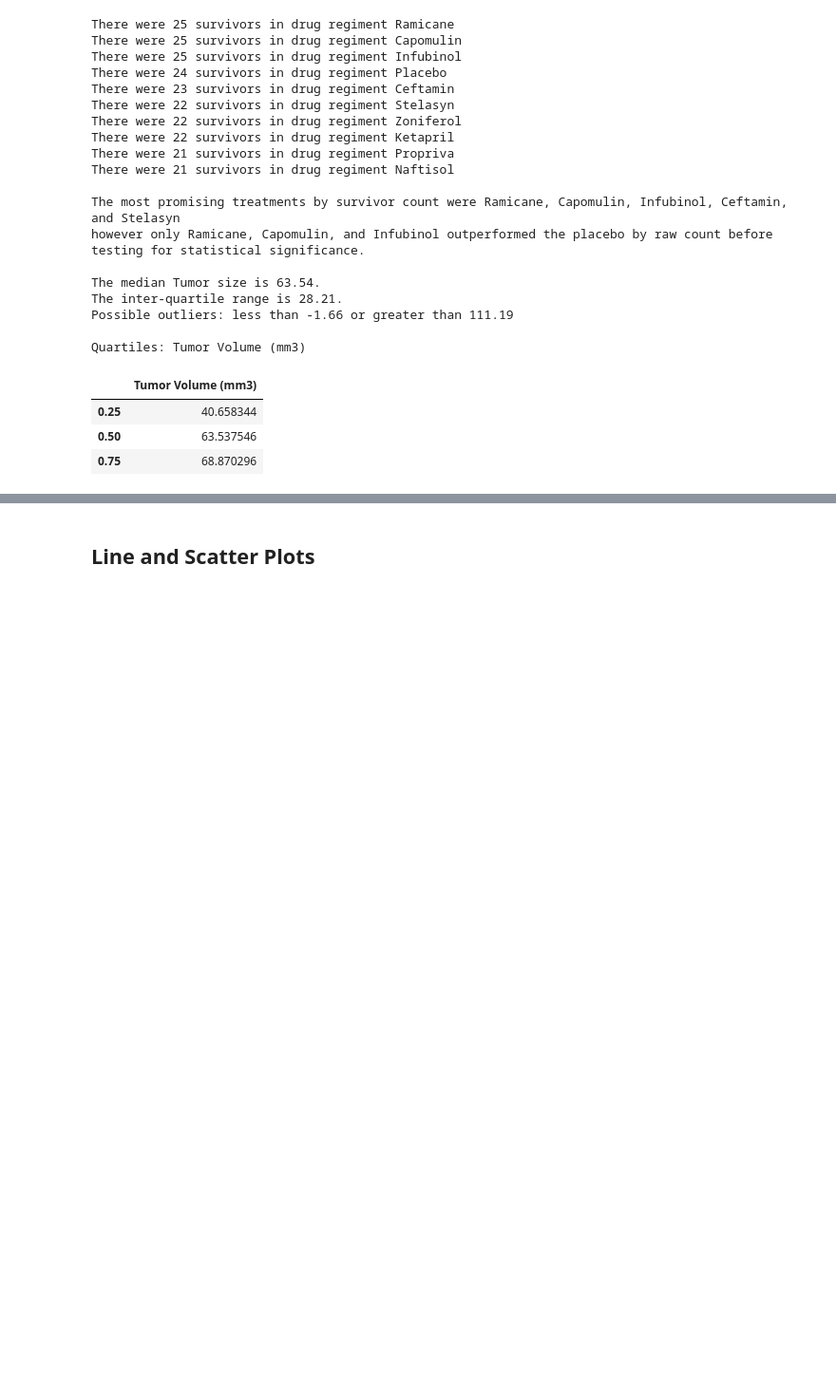
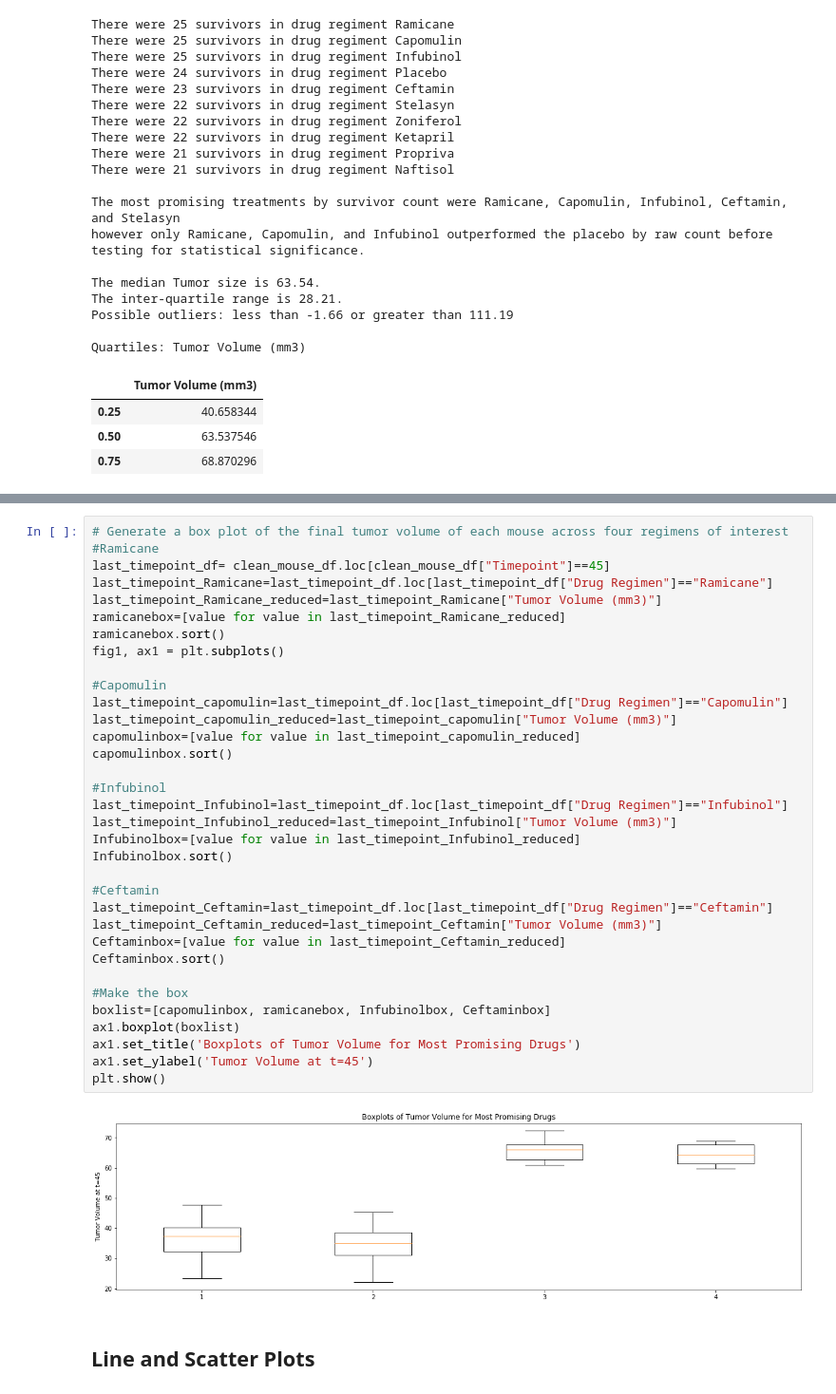
Before and after one commit to KathrynPanger/pharmaceutical-testing, a Jupyter notebook: pymaceuticals_starter.ipynb, the cells around one changed output, grey strips where cells are left out. Shown at 95% size. Drawn from its saved outputs; the diff is of its cells as text; blank space fills up the shorter version.

Commit message:
added boxplots

```diff
--- a/pymaceuticals_starter.ipynb
+++ b/pymaceuticals_starter.ipynb
@@ -493,3 +496,39 @@ Quartiles: Tumor Volume (mm3)
+# %%
+# Generate a box plot of the final tumor volume of each mouse across four regimens of interest
+#Ramicane
+last_timepoint_df= clean_mouse_df.loc[clean_mouse_df["Timepoint"]==45]
+last_timepoint_Ramicane=last_timepoint_df.loc[last_timepoint_df["Drug Regimen"]=="Ramicane"]
+last_timepoint_Ramicane_reduced=last_timepoint_Ramicane["Tumor Volume (mm3)"]
+ramicanebox=[value for value in last_timepoint_Ramicane_reduced]
+ramicanebox.sort()
+fig1, ax1 = plt.subplots()
+
+#Capomulin
+last_timepoint_capomulin=last_timepoint_df.loc[last_timepoint_df["Drug Regimen"]=="Capomulin"]
+last_timepoint_capomulin_reduced=last_timepoint_capomulin["Tumor Volume (mm3)"]
+capomulinbox=[value for value in last_timepoint_capomulin_reduced]
+capomulinbox.sort()
+
+#Infubinol
+last_timepoint_Infubinol=last_timepoint_df.loc[last_timepoint_df["Drug Regimen"]=="Infubinol"]
+last_timepoint_Infubinol_reduced=last_timepoint_Infubinol["Tumor Volume (mm3)"]
+Infubinolbox=[value for value in last_timepoint_Infubinol_reduced]
+Infubinolbox.sort()
+
+#Ceftamin
+last_timepoint_Ceftamin=last_timepoint_df.loc[last_timepoint_df["Drug Regimen"]=="Ceftamin"]
+last_timepoint_Ceftamin_reduced=last_timepoint_Ceftamin["Tumor Volume (mm3)"]
+Ceftaminbox=[value for value in last_timepoint_Ceftamin_reduced]
+Ceftaminbox.sort()
+
+#Make the box
+boxlist=[capomulinbox, ramicanebox, Infubinolbox, Ceftaminbox]
+ax1.boxplot(boxlist)
+ax1.set_title('Boxplots of Tumor Volume for Most Promising Drugs')
+ax1.set_ylabel('Tumor Volume at t=45')
+plt.show()
+# %% [output]
+[figure, added]
 # %% [markdown]
 ## Line and Scatter Plots
 # %%
```
Also changed, not shown: parts of 5 cells of this notebook, 1 other file.
